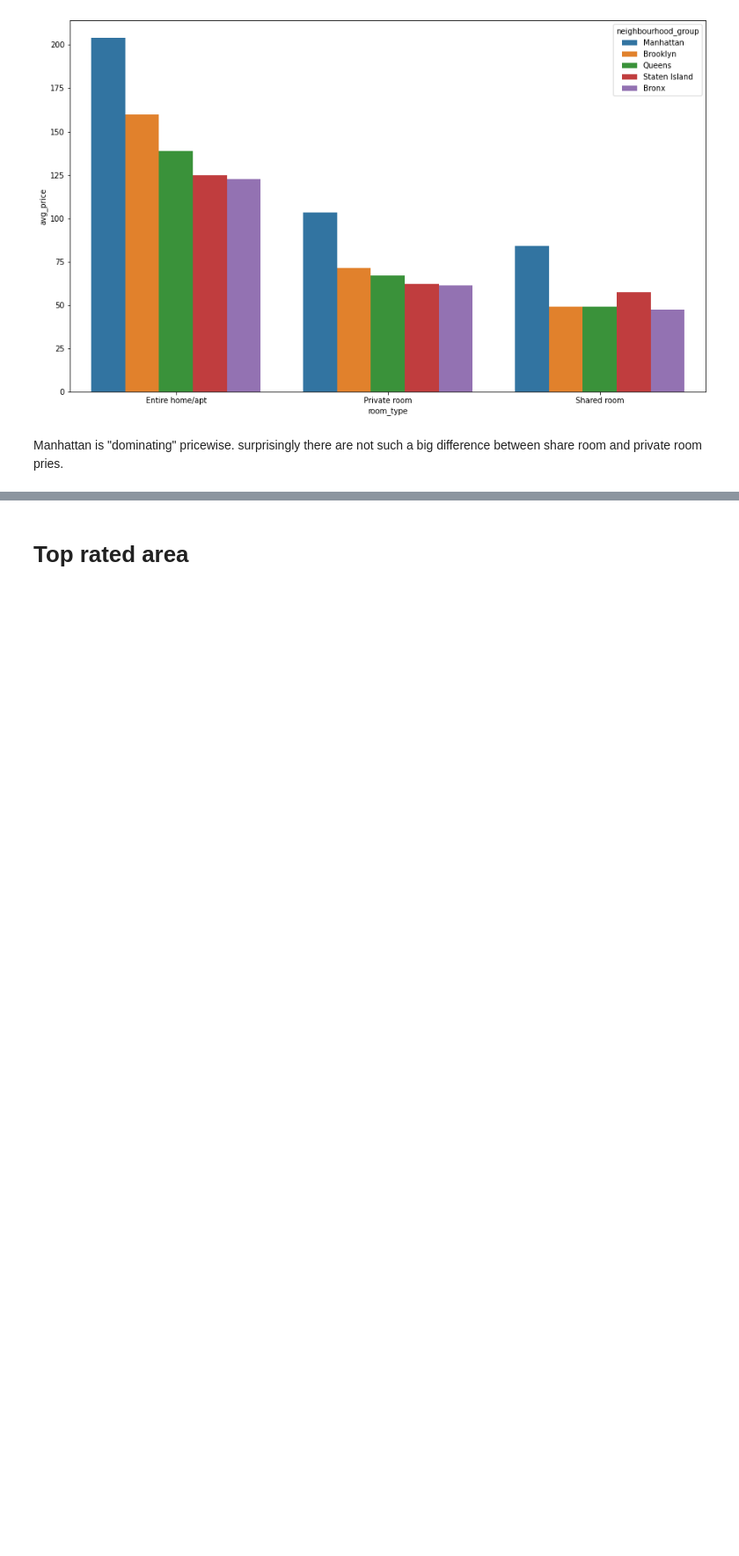
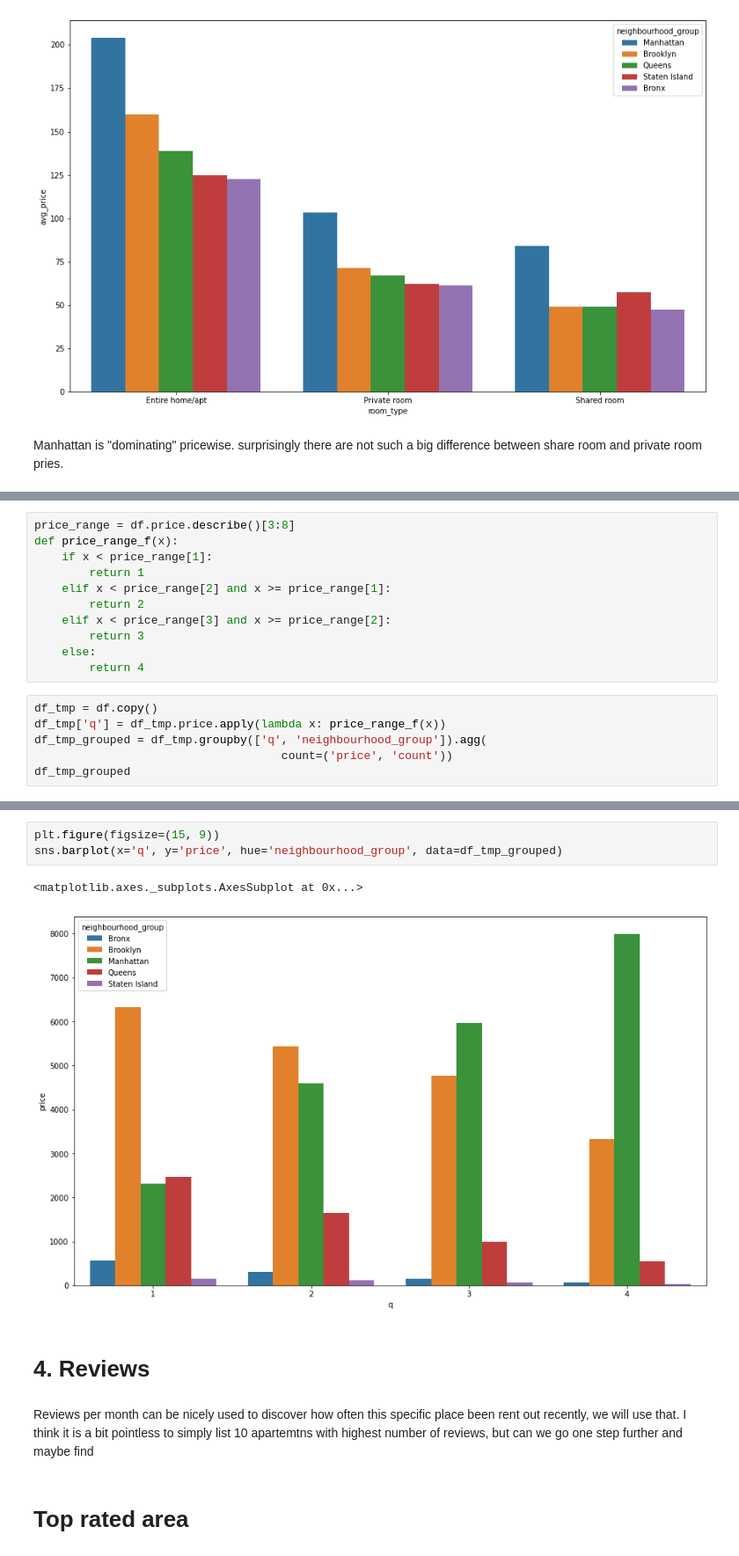
Before and after one commit to slamatik/Kaggle-Projects, a Jupyter notebook: New York Airbnb EDA/new-york-airbnb-eda.ipynb, the cells around one changed output, grey strips where cells are left out. Shown at 88% size. Saved outputs shown, nothing was run; the diff lists cells and outputs as text; blank space fills up the shorter version.

```diff
--- a/New York Airbnb EDA/new-york-airbnb-eda.ipynb
+++ b/New York Airbnb EDA/new-york-airbnb-eda.ipynb
@@ -205,0 +250,17 @@ Manhattan is "dominating" pricewise. surprisingly there are not such a big diffe
+# %%
+price_range = df.price.describe()[3:8]
+def price_range_f(x):
+    if x < price_range[1]:
+        return 1
+    elif x < price_range[2] and x >= price_range[1]:
+        return 2
+    elif x < price_range[3] and x >= price_range[2]:
+        return 3
+    else:
+        return 4
+# %%
+df_tmp = df.copy()
+df_tmp['q'] = df_tmp.price.apply(lambda x: price_range_f(x))
+df_tmp_grouped = df_tmp.groupby(['q', 'neighbourhood_group']).agg(
+                                    count=('price', 'count'))
+df_tmp_grouped
@@ -206,2 +285,12 @@ Manhattan is "dominating" pricewise. surprisingly there are not such a big diffe
+# %%
+plt.figure(figsize=(15, 9))
+sns.barplot(x='q', y='price', hue='neighbourhood_group', data=df_tmp_grouped)
+# %% [output]
+<matplotlib.axes._subplots.AxesSubplot at 0x...>
+[figure, added]
+# %% [markdown]
+# 4. Reviews <a class="anchor" id="4"></a>
+# %% [markdown]
+Reviews per month can be nicely used to discover how often this specific place been rent out recently, we will use that. I think it is a bit pointless to simply list 10 apartemtns with highest number of reviews, but can we go one step further and maybe find
 # %% [markdown]
 # Top rated area
```
Also changed, not shown: parts of 36 cells of this notebook, 1 other file.
